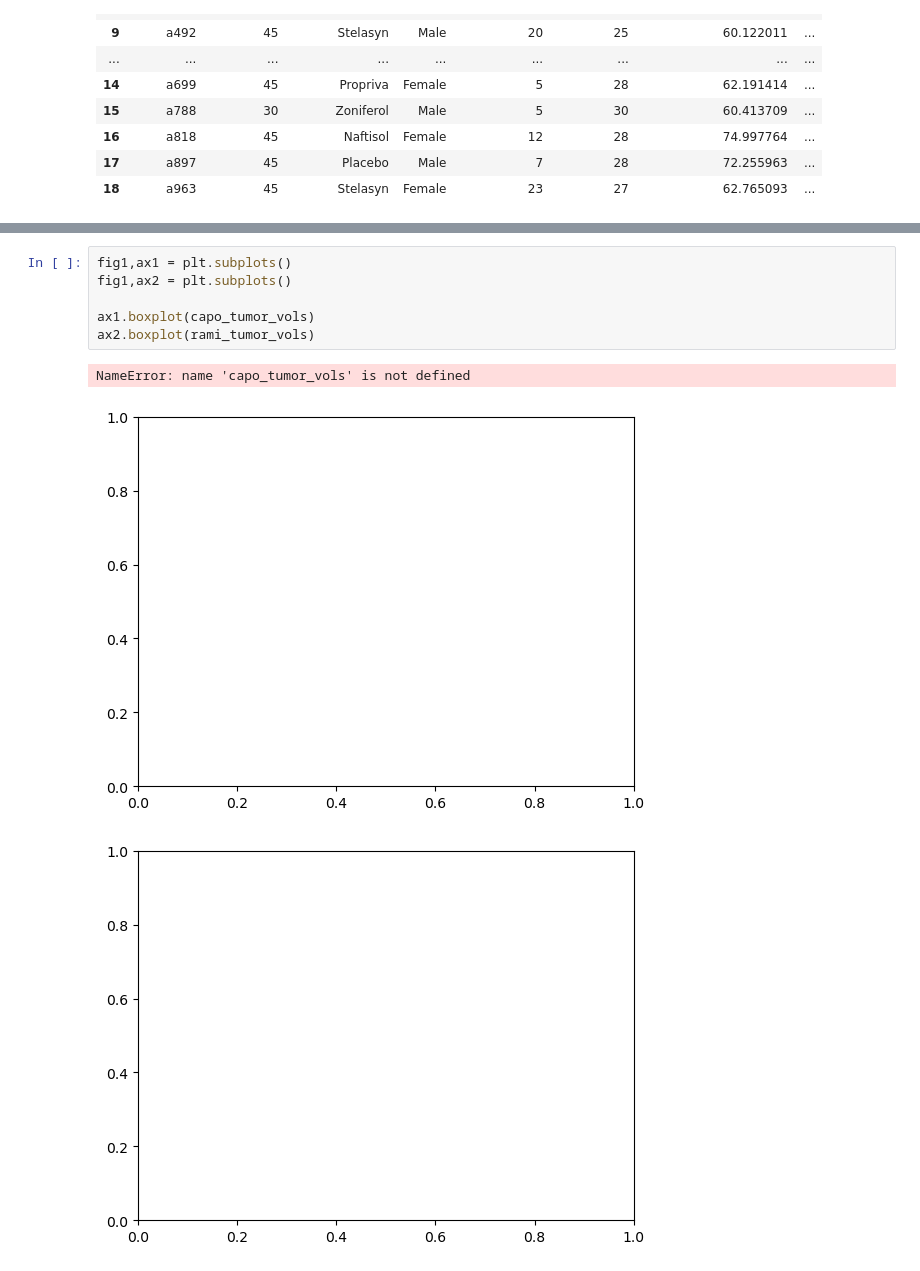
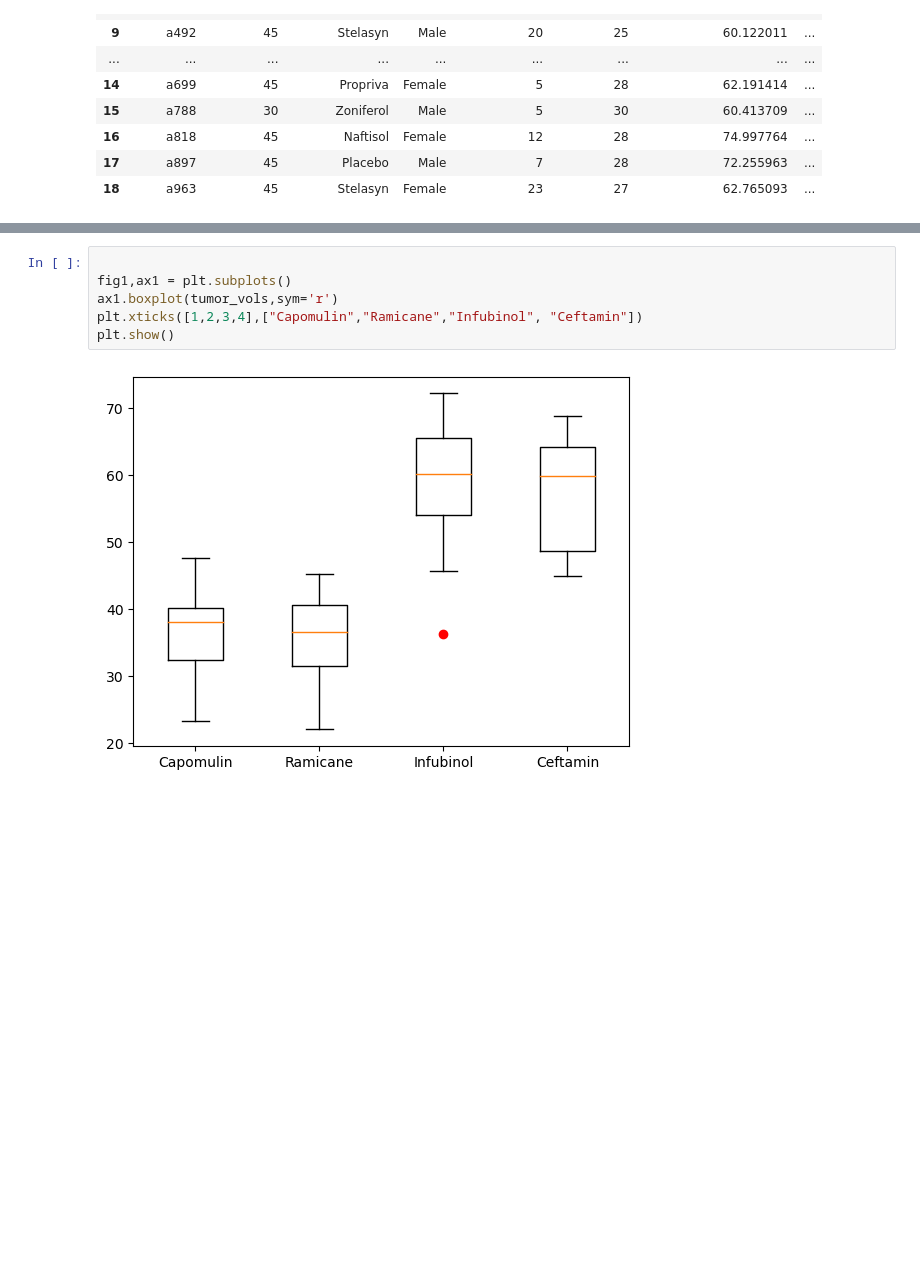
Before and after one commit to SolSolstice/matplotib-challenge, a Jupyter notebook: Pymaceuticals/pymaceuticals_workfile.ipynb, the cells around one changed output, grey strips where cells are left out. Drawn from its saved outputs; the diff is of its cells as text; blank space fills up the shorter version.

Commit message:
Add files via upload
finished boxplot

```diff
--- a/Pymaceuticals/pymaceuticals_workfile.ipynb
+++ b/Pymaceuticals/pymaceuticals_workfile.ipynb
@@ -382,12 +317,10 @@ Infubinol's potential outliers:31    36.321346
 Name: Tumor Volume (mm3), dtype: float64
 Ceftamin's potential outliers:Series([], Name: Tumor Volume (mm3), dtype: float64)
 # %%
+
 fig1,ax1 = plt.subplots()
-fig1,ax2 = plt.subplots()
-
-ax1.boxplot(capo_tumor_vols)
-ax2.boxplot(rami_tumor_vols)
+ax1.boxplot(tumor_vols,sym='r')
+plt.xticks([1,2,3,4],["Capomulin","Ramicane","Infubinol", "Ceftamin"])
+plt.show()
 # %% [output]
-NameError: name 'capo_tumor_vols' is not defined
-[figure, old version]
+[figure, new version]
-[figure, removed]
```
Also changed, not shown: parts of 1 cell of this notebook.
